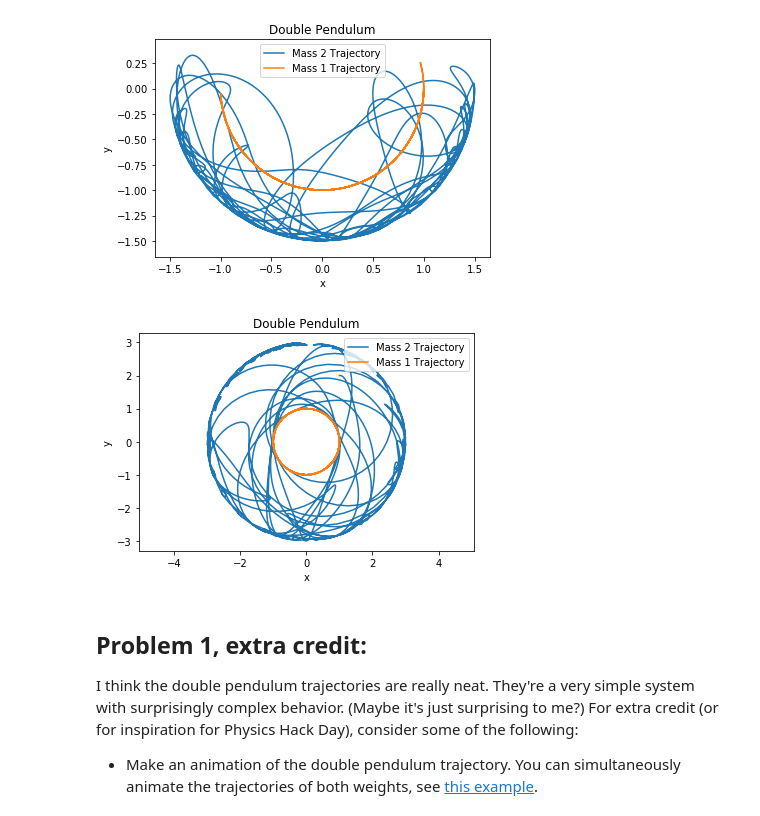
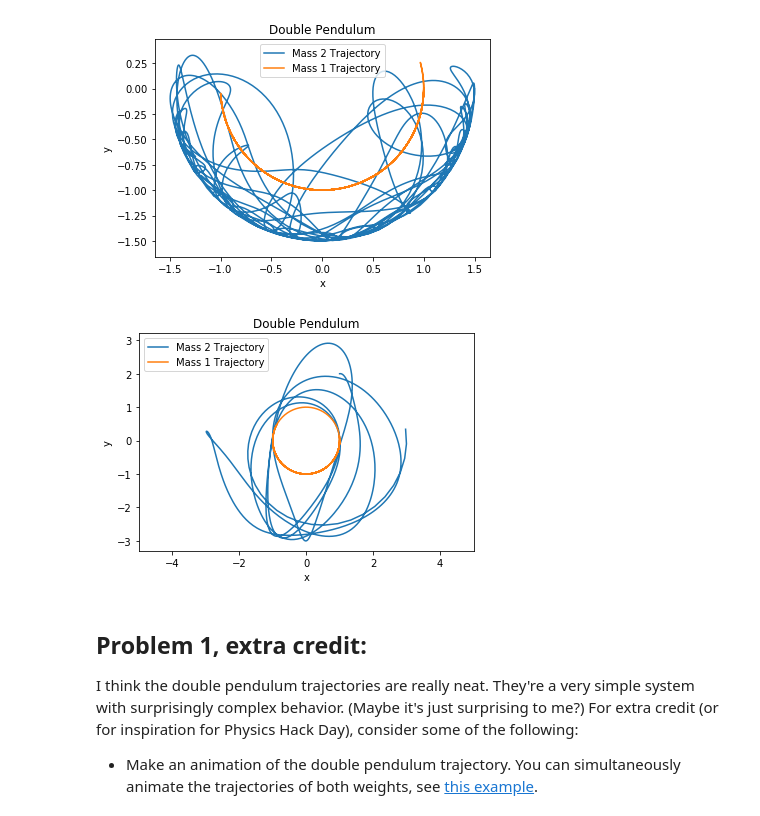
Before and after one commit to TWaddleton/Homework05, a Jupyter notebook: Homework 5.ipynb, the cells around one changed output. Drawn from its saved outputs; the diff is of its cells as text; code cells hidden in the pictures.

```diff
--- a/Homework 5.ipynb
+++ b/Homework 5.ipynb
@@ -191,38 +191,38 @@ plt.show()
 # %%
 import matplotlib.pyplot as plt3
 
-t_final = 20.0
+t_final = 10.0
 dt = 0.01
 t_points = np.arange(0, t_final, dt)
 
 theta1_0 = pi/2
 theta2_0 = pi
 omega1_0 = 0.2
 omega2_0 = -0.5
 L_1 = 1.0
 L_2 = 2.0
 m_1 = 1.0
 m_2 = 0.5
 M = m_1 + m_2
 
 times, thetas1, thetas2, omegas1, omegas2 = time_and_angles_double_style()
 
 x1_position = L_1*np.sin(thetas1)
 y1_position = -L_1*np.cos(thetas1)
 
 x2_position = L_1*np.sin(thetas1) + L_2*np.sin(thetas2)
 y2_position = -L_1*np.cos(thetas1) - L_2*np.cos(thetas2)
 
-plt.plot(x2_position, y2_position, label='Mass 2 Trajectory')
-plt.plot(x1_position, y1_position, label='Mass 1 Trajectory')
-plt.xlabel('x')
-plt.ylabel('y')
-plt.axis('equal')
-plt.title("Double Pendulum")
-plt.legend()
-plt.show()
+plt3.plot(x2_position, y2_position, label='Mass 2 Trajectory')
+plt3.plot(x1_position, y1_position, label='Mass 1 Trajectory')
+plt3.xlabel('x')
+plt3.ylabel('y')
+plt3.axis('equal')
+plt3.title("Double Pendulum")
+plt3.legend()
+plt3.show()
 # %% [output]
-[figure, old version]
+[figure, new version]
 # %% [markdown]
 ## Problem 1, extra credit:
 
```
Also changed, not shown: parts of 4 cells of this notebook.
